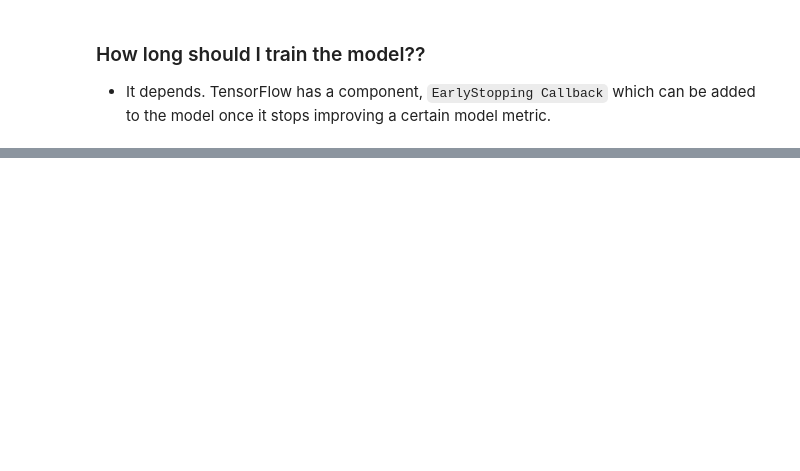
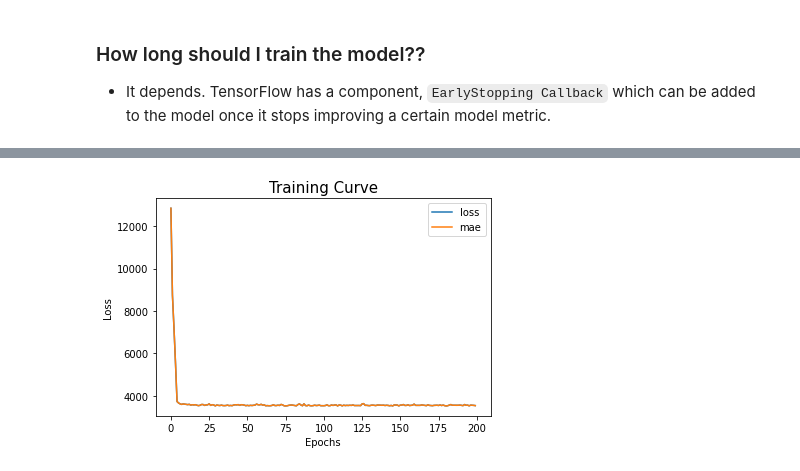
Before and after one commit to chineidu/NLP-Tutorial, a Jupyter notebook: notebook/03_tensorflow/02_regression_with_tf.ipynb, the cells around one changed output, grey strips where cells are left out. Cells and saved outputs as stored; diff of their text form; code cells hidden in the pictures; blank space fills up the shorter version.

```diff
--- a/notebook/03_tensorflow/02_regression_with_tf.ipynb
+++ b/notebook/03_tensorflow/02_regression_with_tf.ipynb
@@ -887,0 +1104,19 @@ plt.show()
+# %%
+# Build Model
+tf.random.set_seed(SEED)
+
+model_6 = tf.keras.Sequential([
+    tf.keras.layers.Dense(units=100, input_shape=[X_train_scaled.shape[-1]],
+                          name="input_layer"),
+    tf.keras.layers.Dense(units=10, name="hidden_layer_1"),
+    tf.keras.layers.Dense(units=10, name="hidden_layer_2"),
+    tf.keras.layers.Dense(units=1, name="output_layer_1"),
+])
+
+# Compile
+model_6.compile(loss=tf.keras.losses.mae,
+                optimizer=tf.keras.optimizers.Adam(learning_rate=0.01),
+                metrics=["mae"])
+
+# Fit
+history = model_6.fit(X_train_scaled, y_train, epochs=200)
@@ -887,0 +1141,5 @@ plt.show()
+# %%
+# Training curve
+plot_training_curve(history=history)
+# %% [output]
+[figure, added]
```
Also changed, not shown: parts of 54 cells of this notebook.
